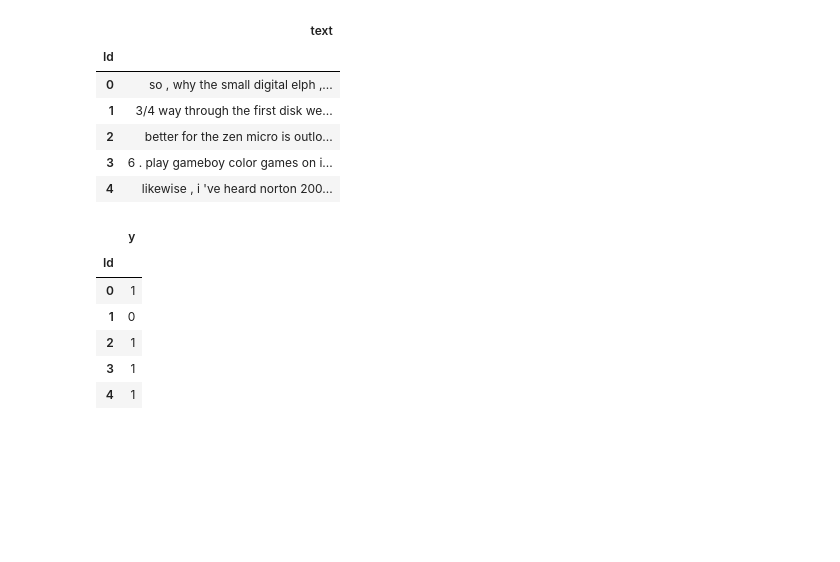
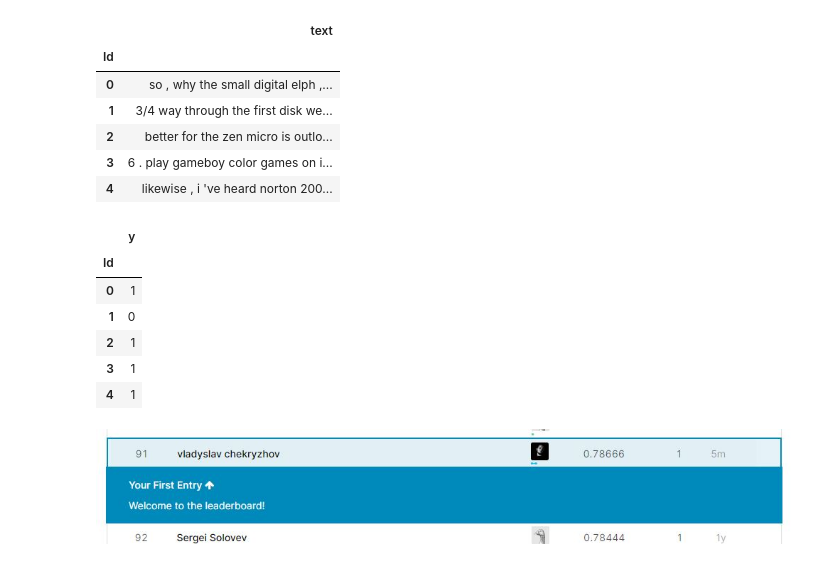
Before and after one commit to chekrizh/coursera-specialization-Machine-learning-and-data-analysis, a Jupyter notebook: toxic_cl.ipynb, the cells around one changed output. Cells and saved outputs as stored; diff of their text form; code cells hidden in the pictures; blank space fills up the shorter version.

```diff
--- a/toxic_cl.ipynb
+++ b/toxic_cl.ipynb
@@ -104,3 +104,10 @@ submission.head()
 | 4 | 1 |
 # %%
 submission.to_csv('submission.csv')
+# %%
+
+from IPython.display import Image
+from IPython.core.display import HTML
+Image('/content/2222.JPG')
+# %% [output]
+[figure, added]
```
